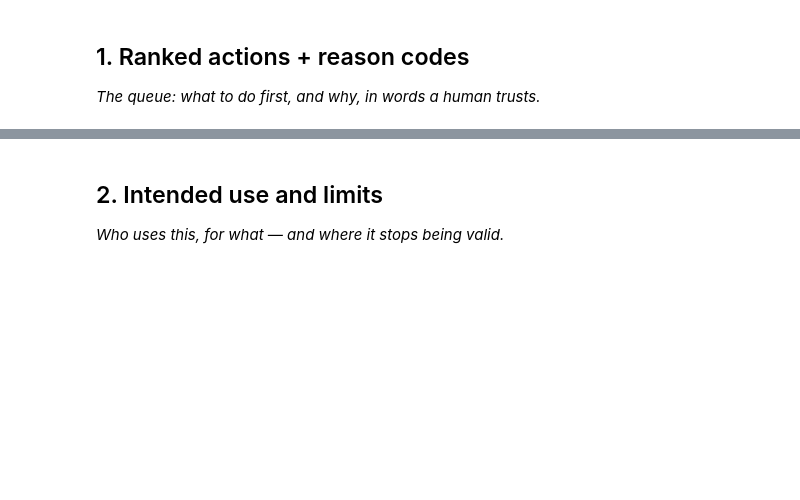
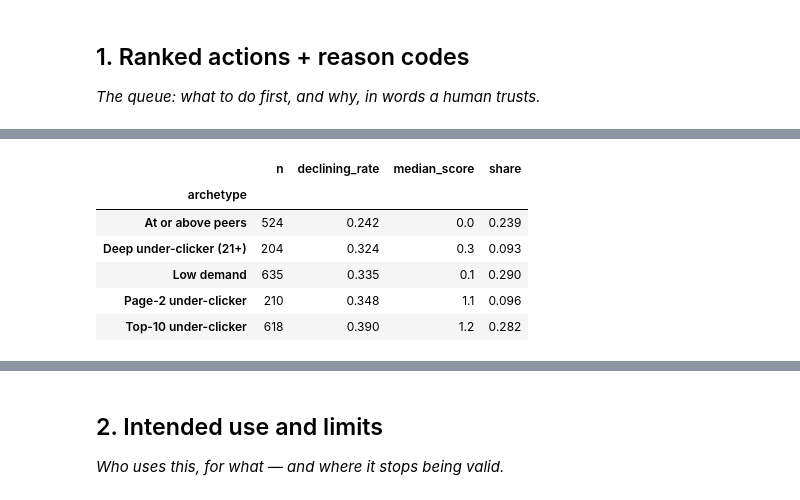
Before and after one commit to iankitthakur/flyrank-ml-internship, a Jupyter notebook: work/notebooks/w07_action_playbook.ipynb, the cells around one changed output, grey strips where cells are left out. Drawn from its saved outputs; the diff is of its cells as text; code cells hidden in the pictures; blank space fills up the shorter version.

```diff
--- a/work/notebooks/w07_action_playbook.ipynb
+++ b/work/notebooks/w07_action_playbook.ipynb
@@ -15,0 +103,9 @@ This skeleton is yours to fill. Work the sections **in order** — each one has
+# %%
+summary = d.groupby("archetype").agg(
+    n=("score", "size"),
+    declining_rate=("label_declining", "mean"),
+    median_score=("score", "median")).round(3)
+summary["share"] = (summary["n"] / summary["n"].sum()).round(3)
+display(playbook)
+summary
+# %% [output]
@@ -15,0 +118,7 @@ This skeleton is yours to fill. Work the sections **in order** — each one has
+|  | n | declining_rate | median_score | share |
+| archetype |  |  |  |  |
+| At or above peers | 524 | 0.242 | 0.0 | 0.239 |
+| Deep under-clicker (21+) | 204 | 0.324 | 0.3 | 0.093 |
+| Low demand | 635 | 0.335 | 0.1 | 0.290 |
+| Page-2 under-clicker | 210 | 0.348 | 1.1 | 0.096 |
+| Top-10 under-clicker | 618 | 0.390 | 1.2 | 0.282 |
```
Also changed, not shown: parts of 13 cells of this notebook.
